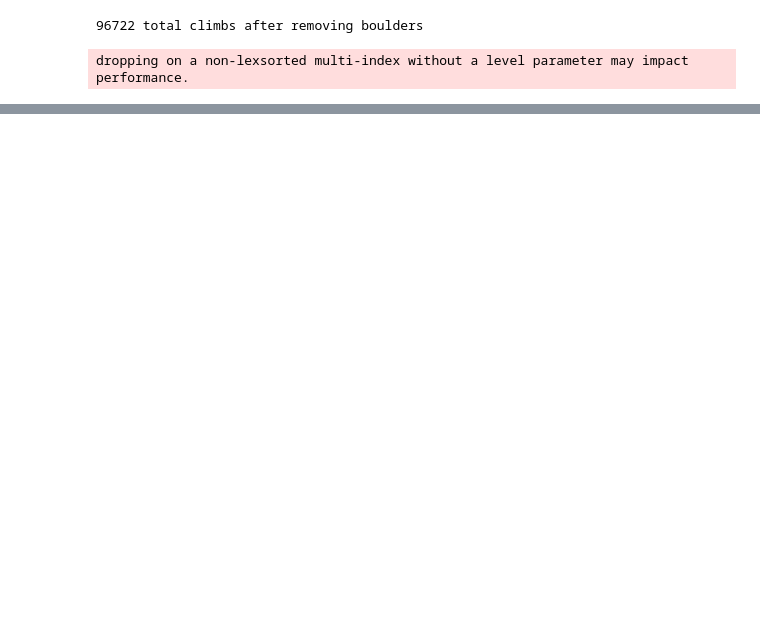
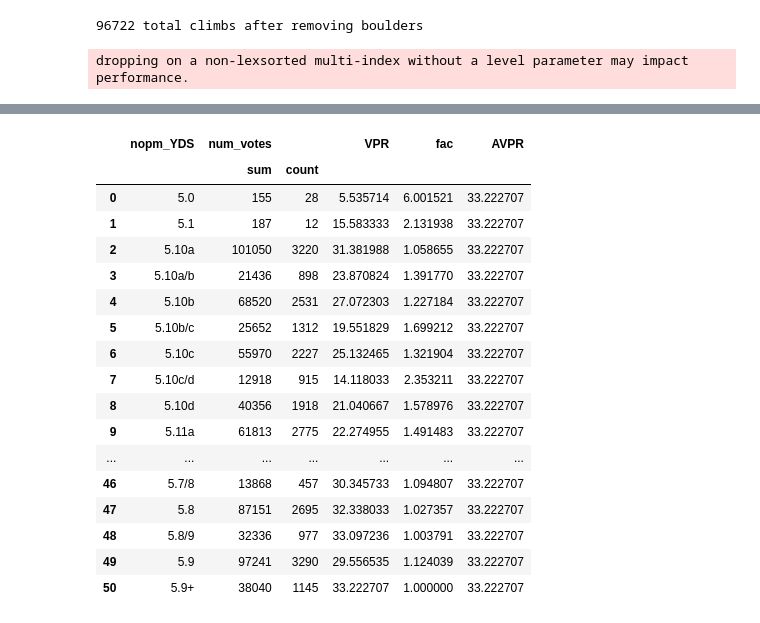
Before and after one commit to OpenBeta/climbing-data, a Jupyter notebook: curated_datasets/RouteQualityData_Construction.ipynb, the cells around one changed output, grey strips where cells are left out. Saved outputs shown, nothing was run; the diff lists cells and outputs as text; code cells hidden in the pictures; blank space fills up the shorter version.

```diff
--- a/curated_datasets/RouteQualityData_Construction.ipynb
+++ b/curated_datasets/RouteQualityData_Construction.ipynb
@@ -133,0 +197,21 @@ df_save.to_pickle('RouteQualityData.pkl.zip', compression='zip')
+# %%
+SCplot
+# %% [output]
+|  | nopm_YDS | num_votes |  | VPR | fac | AVPR |
+|  |  | sum | count |  |  |  |
+| 0 | 5.0 | 155 | 28 | 5.535714 | 6.001521 | 33.222707 |
+| 1 | 5.1 | 187 | 12 | 15.583333 | 2.131938 | 33.222707 |
+| 2 | 5.10a | 101050 | 3220 | 31.381988 | 1.058655 | 33.222707 |
+| 3 | 5.10a/b | 21436 | 898 | 23.870824 | 1.391770 | 33.222707 |
+| 4 | 5.10b | 68520 | 2531 | 27.072303 | 1.227184 | 33.222707 |
+| 5 | 5.10b/c | 25652 | 1312 | 19.551829 | 1.699212 | 33.222707 |
+| 6 | 5.10c | 55970 | 2227 | 25.132465 | 1.321904 | 33.222707 |
+| 7 | 5.10c/d | 12918 | 915 | 14.118033 | 2.353211 | 33.222707 |
+| 8 | 5.10d | 40356 | 1918 | 21.040667 | 1.578976 | 33.222707 |
+| 9 | 5.11a | 61813 | 2775 | 22.274955 | 1.491483 | 33.222707 |
+| ... | ... | ... | ... | ... | ... | ... |
+| 46 | 5.7/8 | 13868 | 457 | 30.345733 | 1.094807 | 33.222707 |
+| 47 | 5.8 | 87151 | 2695 | 32.338033 | 1.027357 | 33.222707 |
+| 48 | 5.8/9 | 32336 | 977 | 33.097236 | 1.003791 | 33.222707 |
+| 49 | 5.9 | 97241 | 3290 | 29.556535 | 1.124039 | 33.222707 |
+| 50 | 5.9+ | 38040 | 1145 | 33.222707 | 1.000000 | 33.222707 |
```
Also changed, not shown: parts of 6 cells of this notebook, 1 other file.
